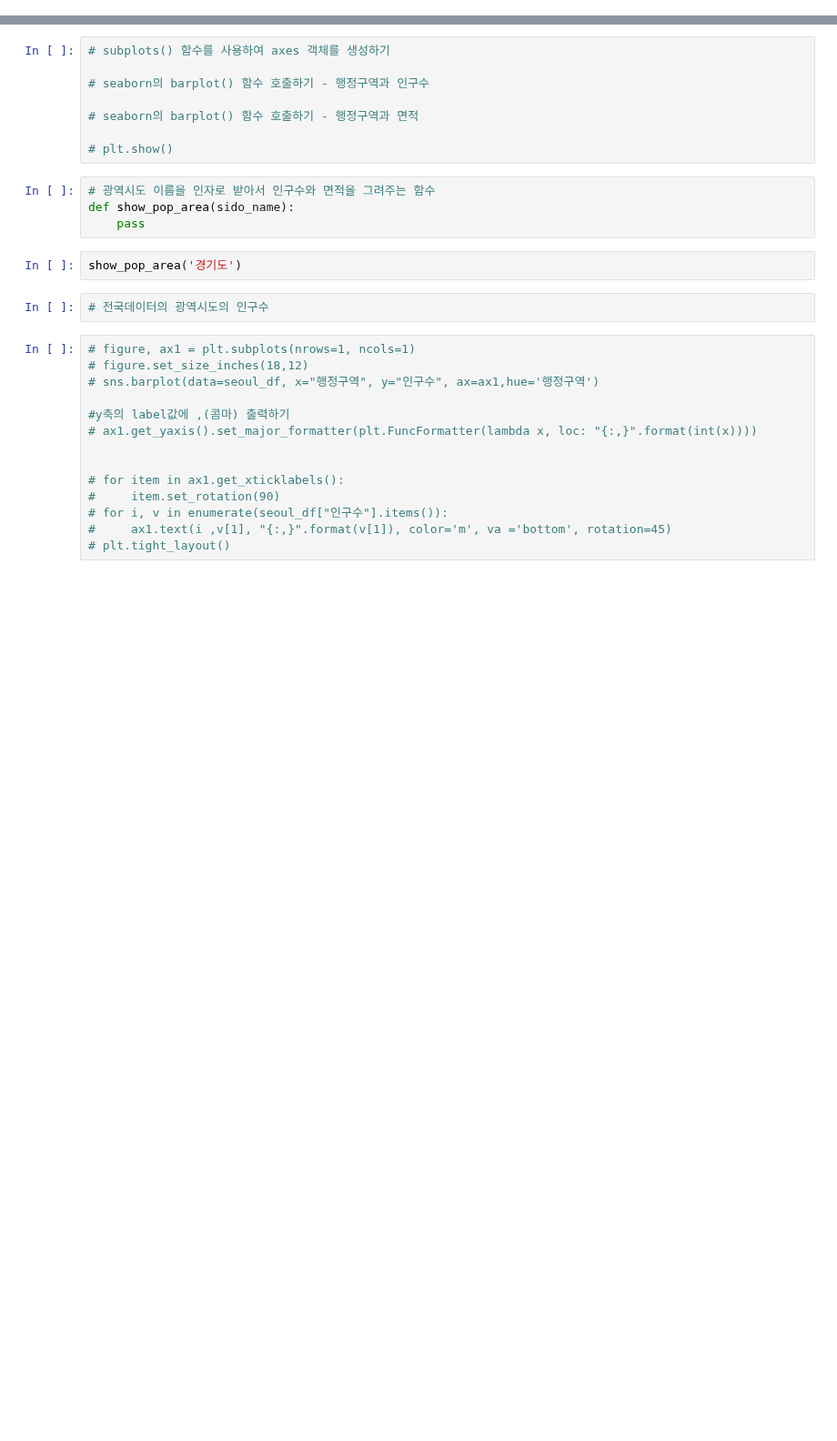
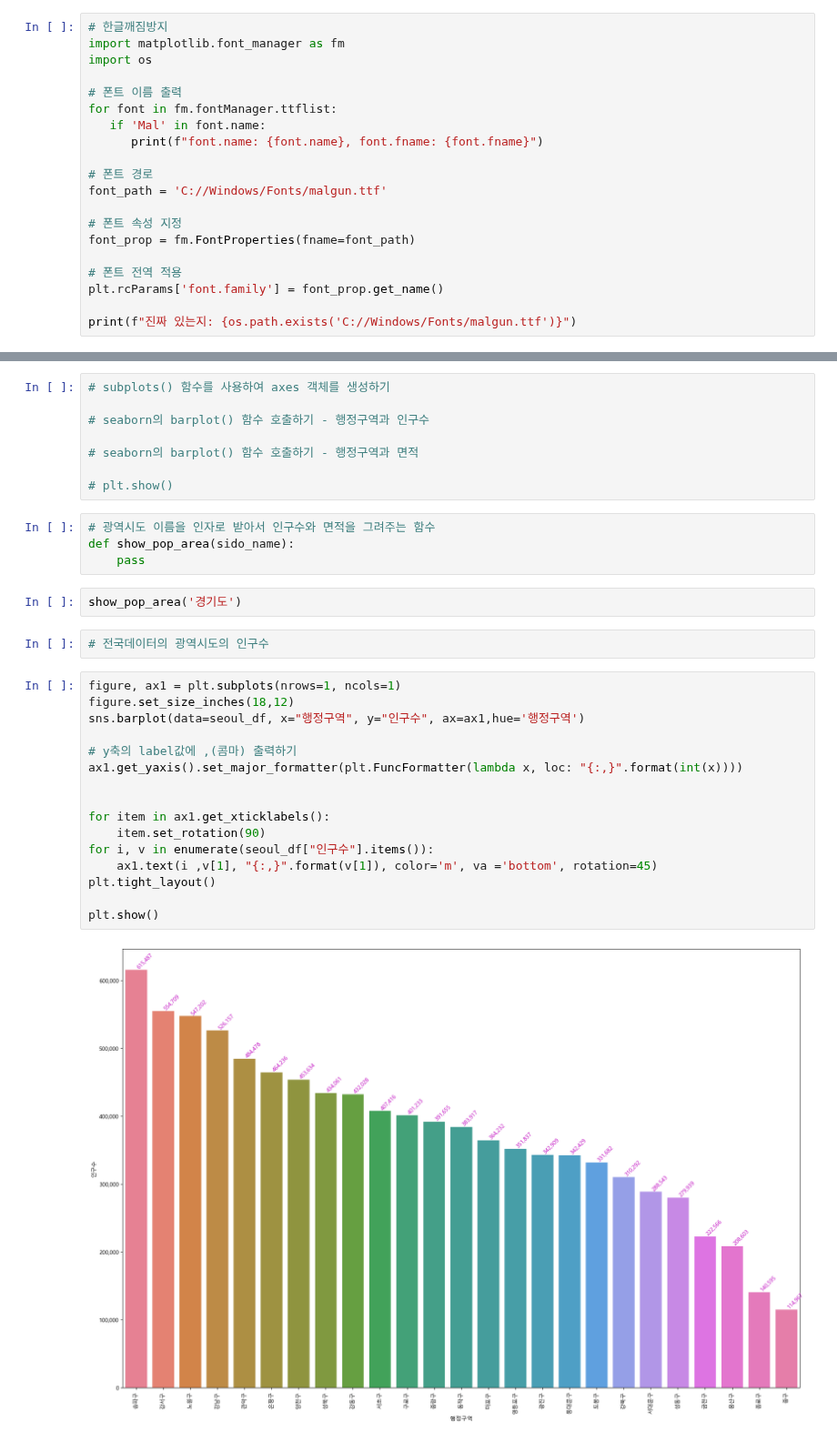
Before and after one commit to ikh0120/python_Webscraping_Analysis, a Jupyter notebook: 03-1.행정구역정보_분석과시각화.ipynb, the cells around one changed output, grey strips where cells are left out. Shown at 91% size. Drawn from its saved outputs; the diff is of its cells as text; blank space fills up the shorter version.

```diff
--- a/03-1.행정구역정보_분석과시각화.ipynb
+++ b/03-1.행정구역정보_분석과시각화.ipynb
@@ -930,3 +997,23 @@ seaborn  0.13.2
 * Figure는 Axes 보다 더 상위의 공간 : Figure을 여러개의 Axes로 분할해서 Plot를 그릴 수 있다
 * 비교) Axis는 X 축, Y축
 * seaborn의 barplot() 함수(막대그래프) 사용
+# %%
+# 한글깨짐방지
+import matplotlib.font_manager as fm
+import os
+
+# 폰트 이름 출력
+for font in fm.fontManager.ttflist:
+   if 'Mal' in font.name:
+      print(f"font.name: {font.name}, font.fname: {font.fname}")
+
+# 폰트 경로
+font_path = 'C://Windows/Fonts/malgun.ttf'
+
+# 폰트 속성 지정
+font_prop = fm.FontProperties(fname=font_path)
+
+# 폰트 전역 적용
+plt.rcParams['font.family'] = font_prop.get_name()
+
+print(f"진짜 있는지: {os.path.exists('C://Windows/Fonts/malgun.ttf')}")
@@ -947,16 +1039,20 @@ show_pop_area('경기도')
 # %%
 # 전국데이터의 광역시도의 인구수
 # %%
-# figure, ax1 = plt.subplots(nrows=1, ncols=1)
-# figure.set_size_inches(18,12)
-# sns.barplot(data=seoul_df, x="행정구역", y="인구수", ax=ax1,hue='행정구역')
+figure, ax1 = plt.subplots(nrows=1, ncols=1)
+figure.set_size_inches(18,12)
+sns.barplot(data=seoul_df, x="행정구역", y="인구수", ax=ax1,hue='행정구역')
 
-#y축의 label값에 ,(콤마) 출력하기
-# ax1.get_yaxis().set_major_formatter(plt.FuncFormatter(lambda x, loc: "{:,}".format(int(x))))
+# y축의 label값에 ,(콤마) 출력하기
+ax1.get_yaxis().set_major_formatter(plt.FuncFormatter(lambda x, loc: "{:,}".format(int(x))))
 
 
-# for item in ax1.get_xticklabels():
-#     item.set_rotation(90)
-# for i, v in enumerate(seoul_df["인구수"].items()):
-#     ax1.text(i ,v[1], "{:,}".format(v[1]), color='m', va ='bottom', rotation=45)
-# plt.tight_layout()
+for item in ax1.get_xticklabels():
+    item.set_rotation(90)
+for i, v in enumerate(seoul_df["인구수"].items()):
+    ax1.text(i ,v[1], "{:,}".format(v[1]), color='m', va ='bottom', rotation=45)
+plt.tight_layout()
+
+plt.show()
+# %% [output]
+[figure, added]
```
Also changed, not shown: parts of 11 cells of this notebook, 3 other files.
